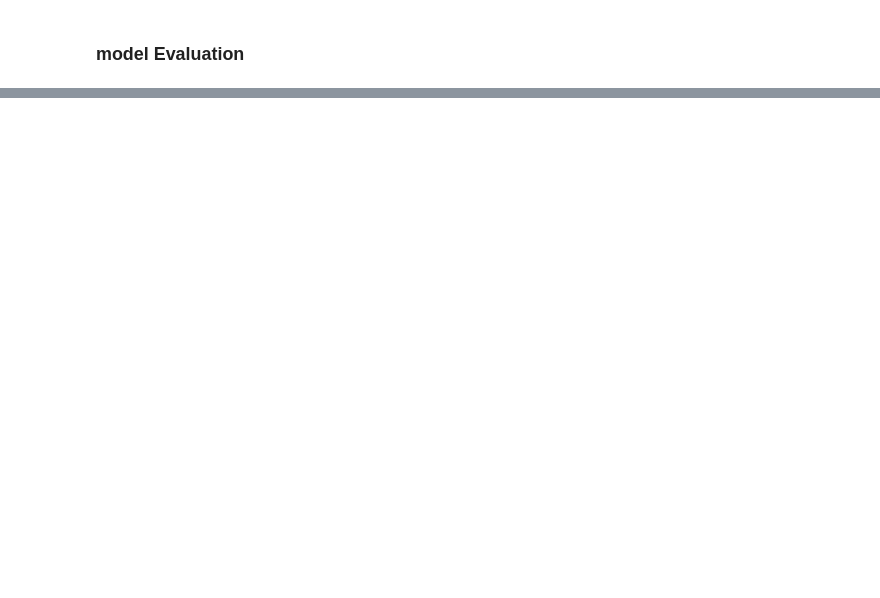
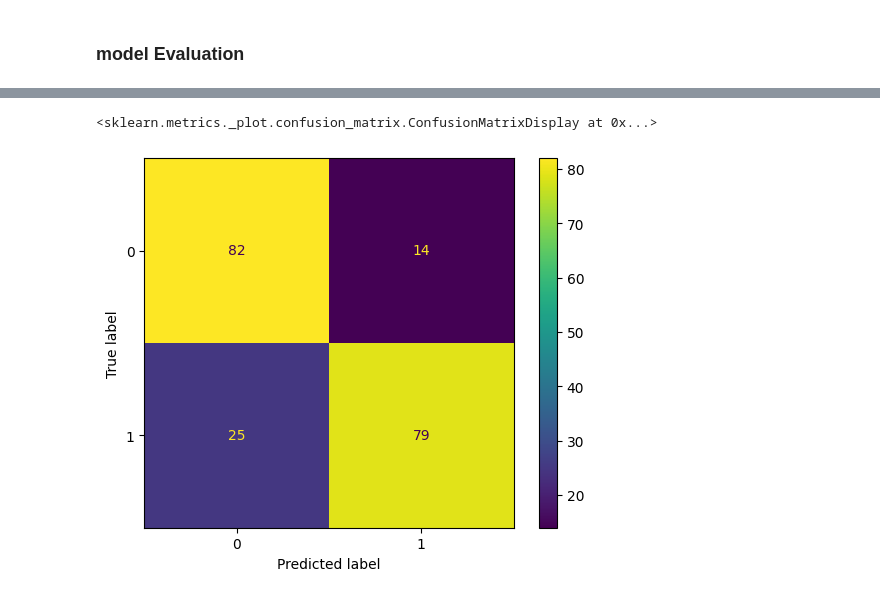
Before and after one commit to DhanashreeAmbekar/Deep-Learning, a Jupyter notebook: Sentiment_Analysis.ipynb, the cells around one changed output, grey strips where cells are left out. Cells and saved outputs as stored; diff of their text form; code cells hidden in the pictures; blank space fills up the shorter version.

```diff
--- a/Sentiment_Analysis.ipynb
+++ b/Sentiment_Analysis.ipynb
@@ -310,0 +318,4 @@ plt.show()
+# %%
+# Prob for train and test
+yprob_train = model.predict(xtrain)
+yprob_test = model.predict(xtest)
@@ -310,0 +335,3 @@ plt.show()
+# %%
+ypred_train = [1 if prob >= 0.5 else 0 for prob in yprob_train]
+ypred_test = [1 if prob >= 0.5 else 0 for prob in yprob_test]
@@ -310,0 +367,5 @@ plt.show()
+# %%
+ConfusionMatrixDisplay.from_predictions(ytest, ypred_test)
+# %% [output]
+<sklearn.metrics._plot.confusion_matrix.ConfusionMatrixDisplay at 0x...>
+[figure, added]
```
Also changed, not shown: parts of 25 cells of this notebook.
